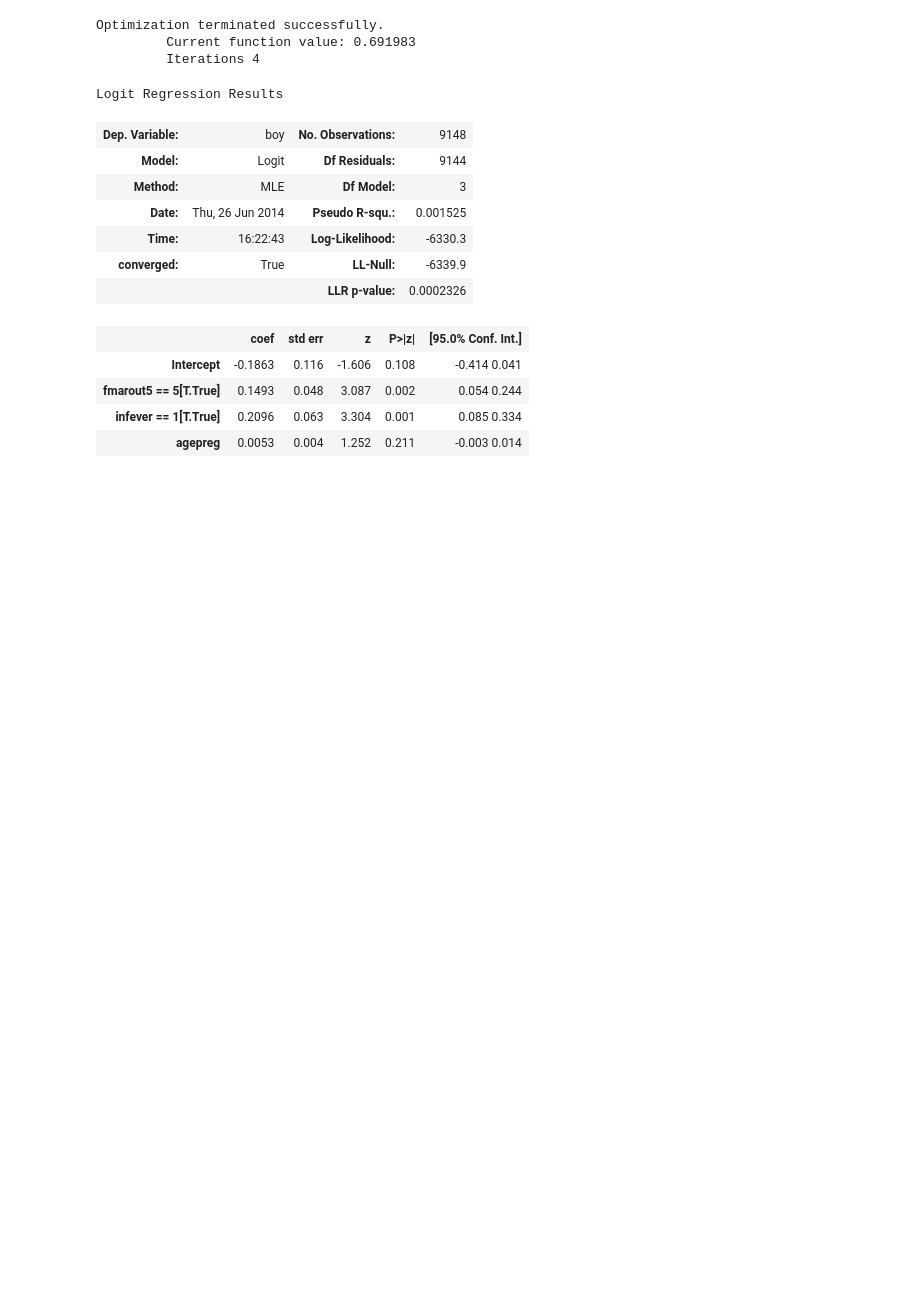
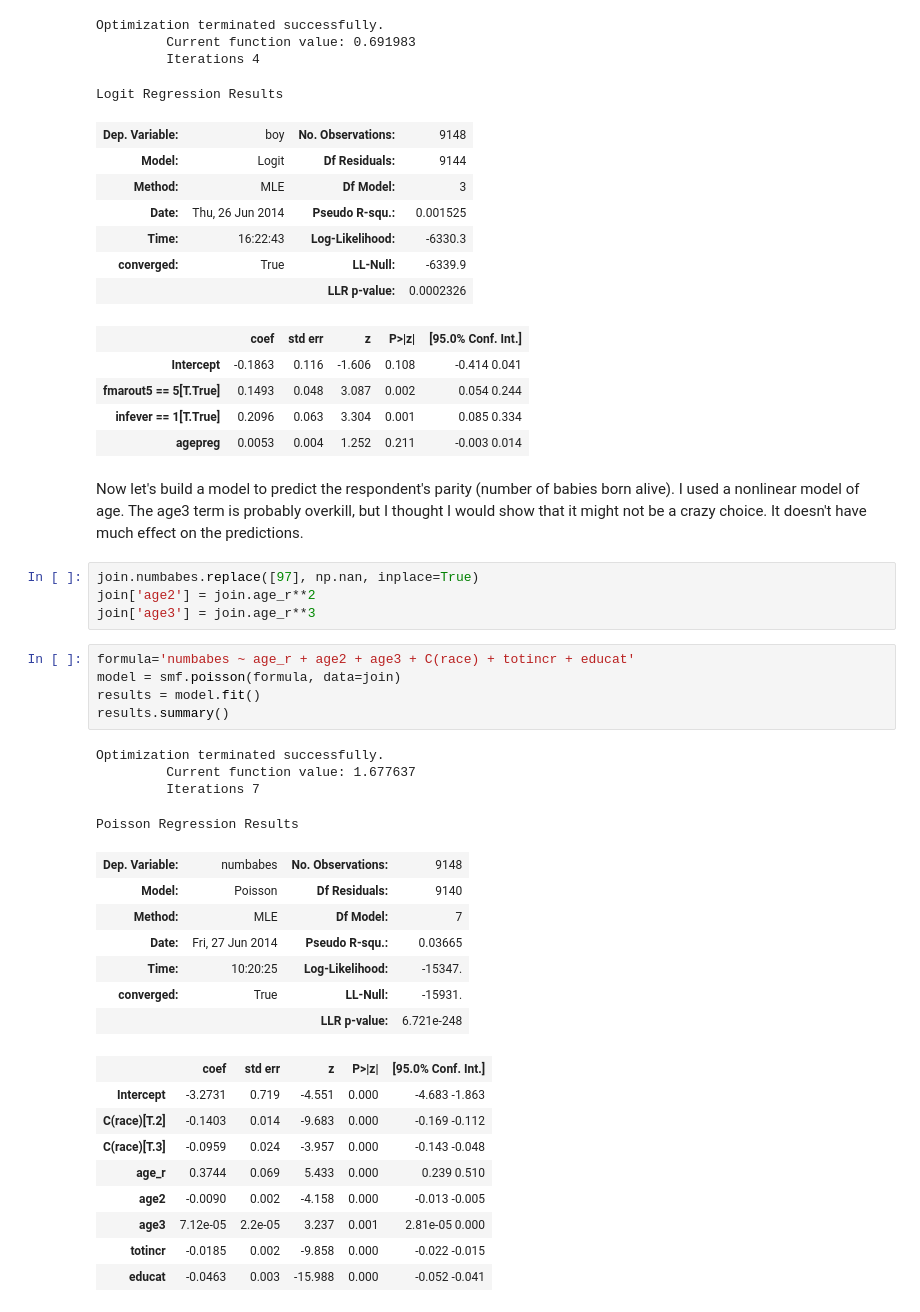
Before and after one commit to AllenDowney/ThinkStats2, a Jupyter notebook: code/chap11ex_soln.ipynb, the cells around one changed output. Cells and saved outputs as stored; diff of their text form; blank space fills up the shorter version.

```diff
--- a/code/chap11ex_soln.ipynb
+++ b/code/chap11ex_soln.ipynb
@@ -128,3 +128,35 @@ Logit Regression Results
 | fmarout5 == 5[T.True] | 0.1493 | 0.048 | 3.087 | 0.002 | 0.054 0.244 |
 | infever == 1[T.True] | 0.2096 | 0.063 | 3.304 | 0.001 | 0.085 0.334 |
 | agepreg | 0.0053 | 0.004 | 1.252 | 0.211 | -0.003 0.014 |
+# %% [markdown]
+Now let's build a model to predict the respondent's parity (number of babies born alive).  I used a nonlinear model of age.  The age3 term is probably overkill, but I thought I would show that it might not be a crazy choice.  It doesn't have much effect on the predictions.
+# %%
+join.numbabes.replace([97], np.nan, inplace=True)
+join['age2'] = join.age_r**2
+join['age3'] = join.age_r**3
+# %%
+formula='numbabes ~ age_r + age2 + age3 + C(race) + totincr + educat'
+model = smf.poisson(formula, data=join)
+results = model.fit()
+results.summary()
+# %% [output]
+Optimization terminated successfully.
+         Current function value: 1.677637
+         Iterations 7
+Poisson Regression Results
+| Dep. Variable: | numbabes | No. Observations: | 9148 |
+| Model: | Poisson | Df Residuals: | 9140 |
+| Method: | MLE | Df Model: | 7 |
+| Date: | Fri, 27 Jun 2014 | Pseudo R-squ.: | 0.03665 |
+| Time: | 10:20:25 | Log-Likelihood: | -15347. |
+| converged: | True | LL-Null: | -15931. |
+|  |  | LLR p-value: | 6.721e-248 |
+|  | coef | std err | z | P>|z| | [95.0% Conf. Int.] |
+| Intercept | -3.2731 | 0.719 | -4.551 | 0.000 | -4.683 -1.863 |
+| C(race)[T.2] | -0.1403 | 0.014 | -9.683 | 0.000 | -0.169 -0.112 |
+| C(race)[T.3] | -0.0959 | 0.024 | -3.957 | 0.000 | -0.143 -0.048 |
+| age_r | 0.3744 | 0.069 | 5.433 | 0.000 | 0.239 0.510 |
+| age2 | -0.0090 | 0.002 | -4.158 | 0.000 | -0.013 -0.005 |
+| age3 | 7.12e-05 | 2.2e-05 | 3.237 | 0.001 | 2.81e-05 0.000 |
+| totincr | -0.0185 | 0.002 | -9.858 | 0.000 | -0.022 -0.015 |
+| educat | -0.0463 | 0.003 | -15.988 | 0.000 | -0.052 -0.041 |
```
Also changed, not shown: parts of 3 cells of this notebook, 3 other files.
